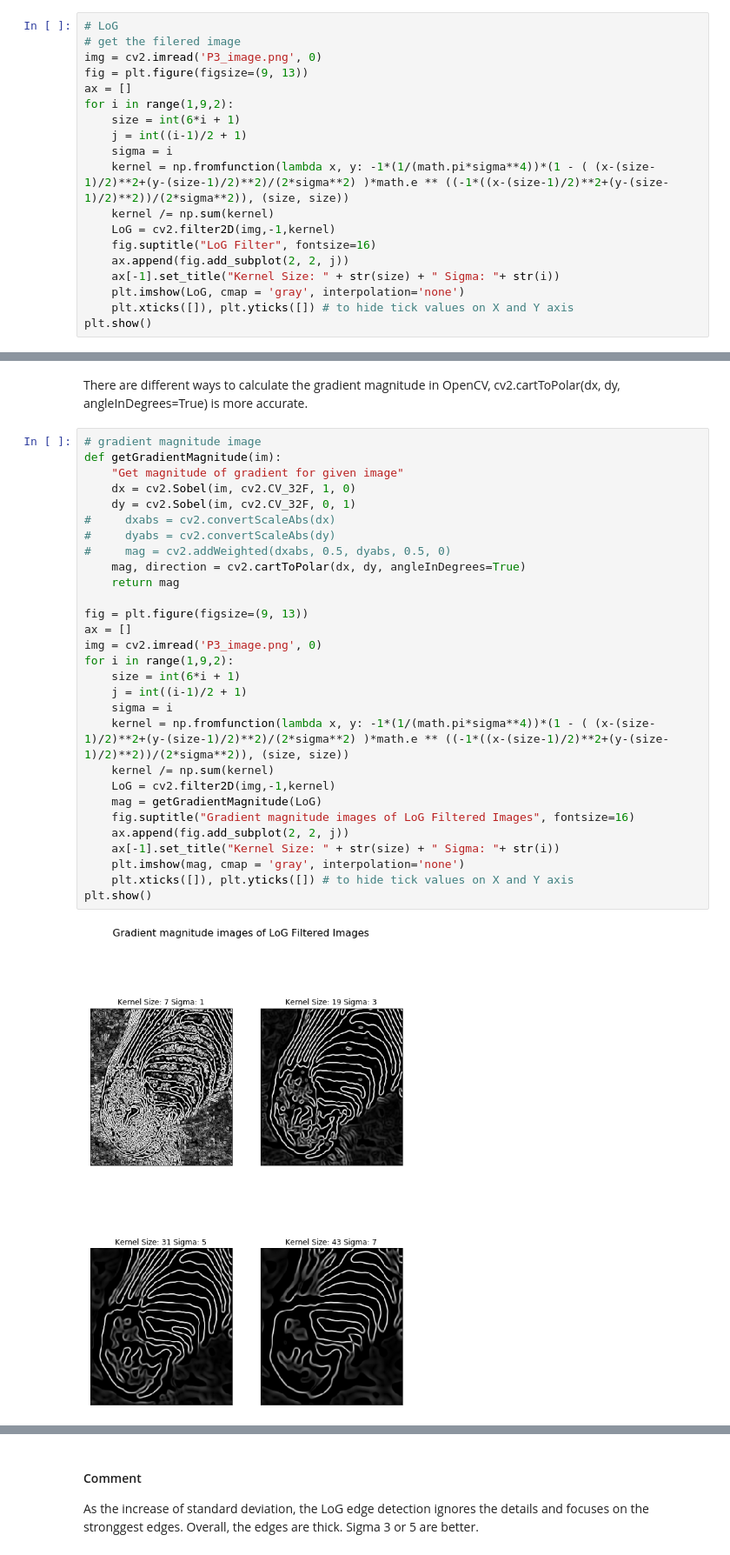
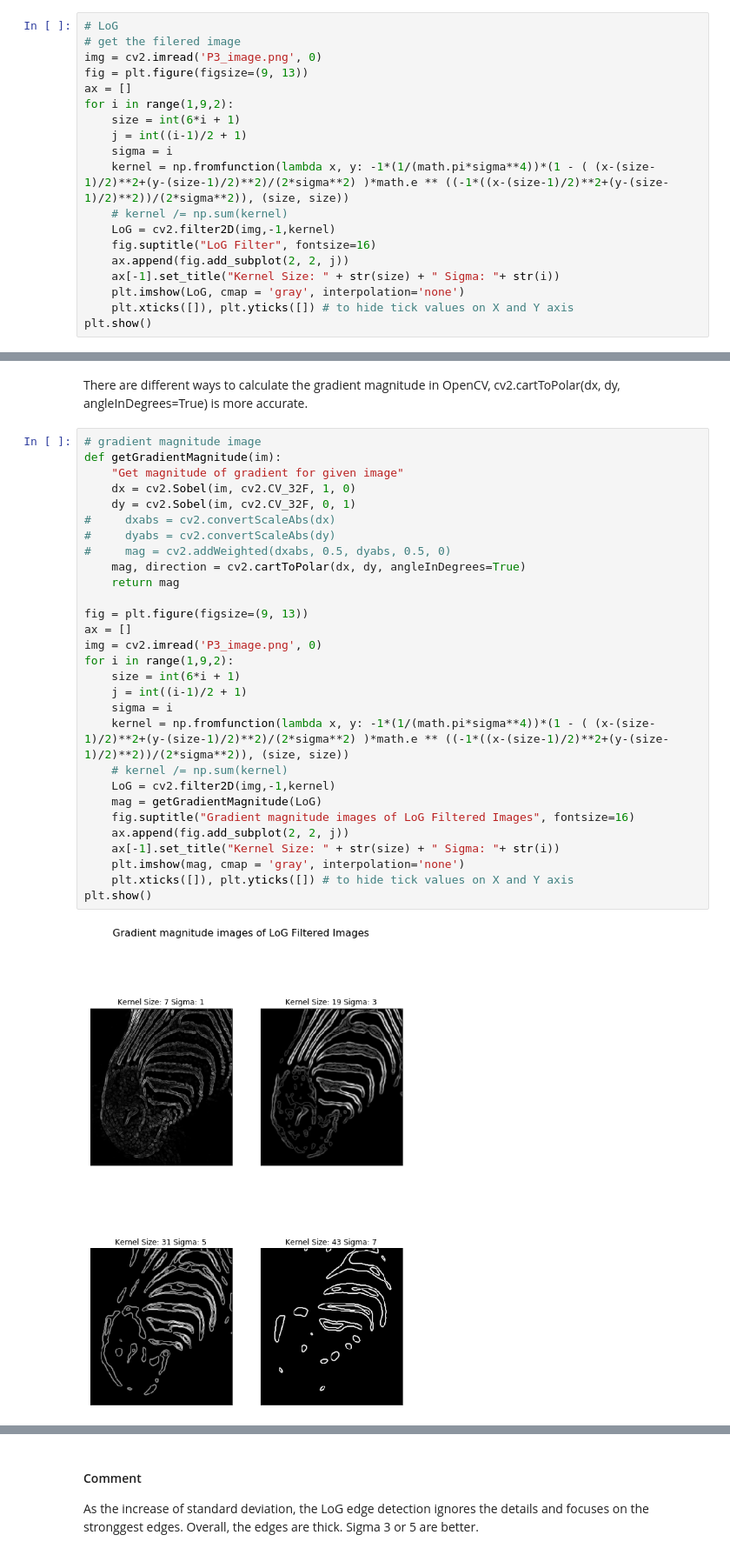
Before and after one commit to Guannan-Shen/image_data, a Jupyter notebook: bio_image/GaussianFilter_CannyEdgeDetection.ipynb, the cells around one changed output, grey strips where cells are left out. Shown at 87% size. Drawn from its saved outputs; the diff is of its cells as text.

```diff
--- a/bio_image/GaussianFilter_CannyEdgeDetection.ipynb
+++ b/bio_image/GaussianFilter_CannyEdgeDetection.ipynb
@@ -476,7 +476,7 @@ for i in range(1,9,2):
     j = int((i-1)/2 + 1)
     sigma = i
     kernel = np.fromfunction(lambda x, y: -1*(1/(math.pi*sigma**4))*(1 - ( (x-(size-1)/2)**2+(y-(size-1)/2)**2)/(2*sigma**2) )*math.e ** ((-1*((x-(size-1)/2)**2+(y-(size-1)/2)**2))/(2*sigma**2)), (size, size))
-    kernel /= np.sum(kernel)
+    # kernel /= np.sum(kernel)
     LoG = cv2.filter2D(img,-1,kernel)
     fig.suptitle("LoG Filter", fontsize=16)
     ax.append(fig.add_subplot(2, 2, j))
@@ -491,34 +491,34 @@ There are different ways to calculate the gradient magnitude in OpenCV, cv2.cart
 # %%
 # gradient magnitude image
 def getGradientMagnitude(im):
     "Get magnitude of gradient for given image"
     dx = cv2.Sobel(im, cv2.CV_32F, 1, 0)
     dy = cv2.Sobel(im, cv2.CV_32F, 0, 1)
 #     dxabs = cv2.convertScaleAbs(dx)
 #     dyabs = cv2.convertScaleAbs(dy)
 #     mag = cv2.addWeighted(dxabs, 0.5, dyabs, 0.5, 0)
     mag, direction = cv2.cartToPolar(dx, dy, angleInDegrees=True)
     return mag
 
 fig = plt.figure(figsize=(9, 13))
 ax = []
 img = cv2.imread('P3_image.png', 0)
 for i in range(1,9,2):
     size = int(6*i + 1)
     j = int((i-1)/2 + 1)
     sigma = i
     kernel = np.fromfunction(lambda x, y: -1*(1/(math.pi*sigma**4))*(1 - ( (x-(size-1)/2)**2+(y-(size-1)/2)**2)/(2*sigma**2) )*math.e ** ((-1*((x-(size-1)/2)**2+(y-(size-1)/2)**2))/(2*sigma**2)), (size, size))
-    kernel /= np.sum(kernel)
+    # kernel /= np.sum(kernel)
     LoG = cv2.filter2D(img,-1,kernel)
     mag = getGradientMagnitude(LoG)
     fig.suptitle("Gradient magnitude images of LoG Filtered Images", fontsize=16)
     ax.append(fig.add_subplot(2, 2, j))
     ax[-1].set_title("Kernel Size: " + str(size) + " Sigma: "+ str(i))
     plt.imshow(mag, cmap = 'gray', interpolation='none')
     plt.xticks([]), plt.yticks([]) # to hide tick values on X and Y axis
 plt.show()
 # %% [output]
-[figure, old version]
+[figure, new version]
 # %%
 # thresholding
 img = cv2.imread('P3_image.png', 0)
```
Also changed, not shown: parts of 2 cells of this notebook, 1 other file.
